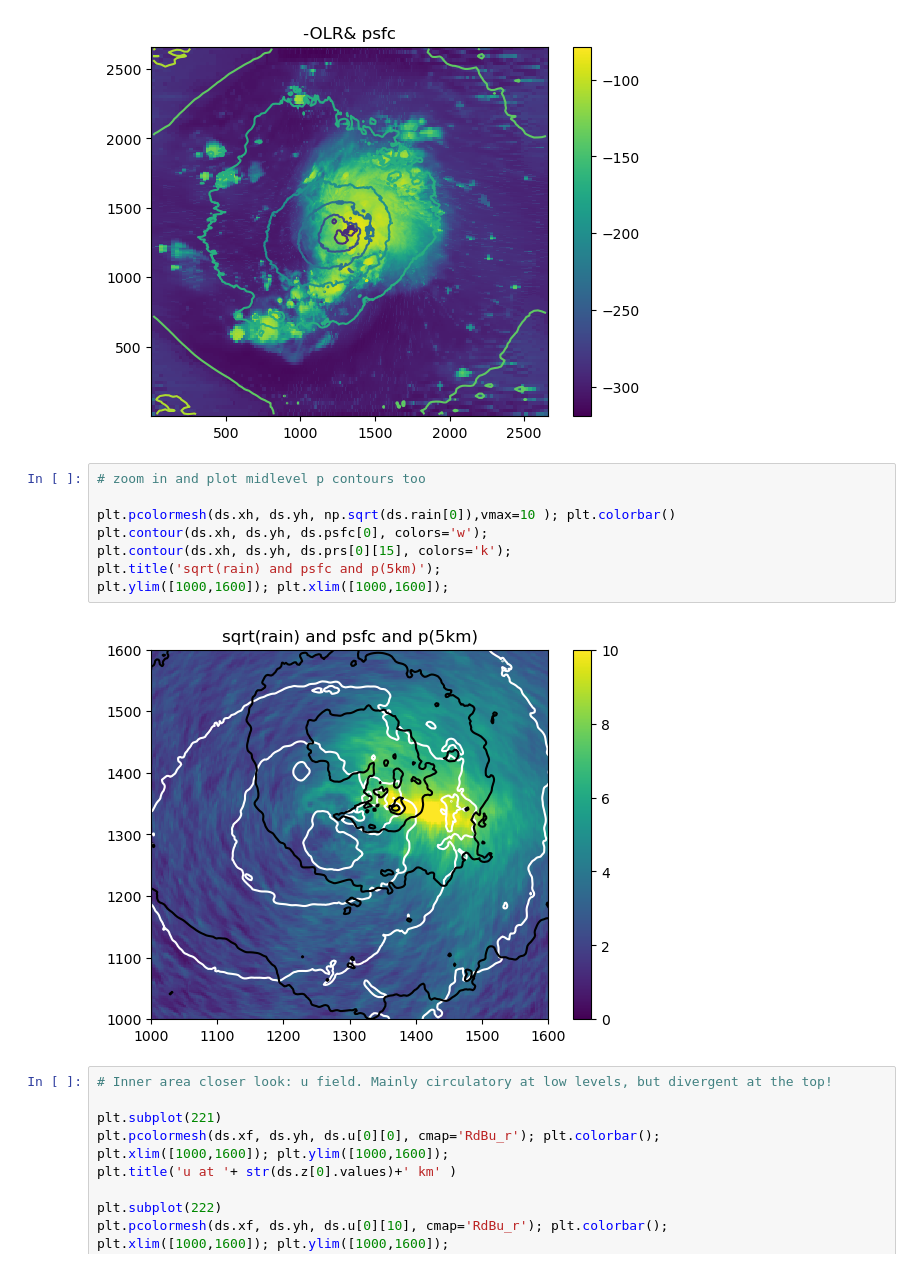
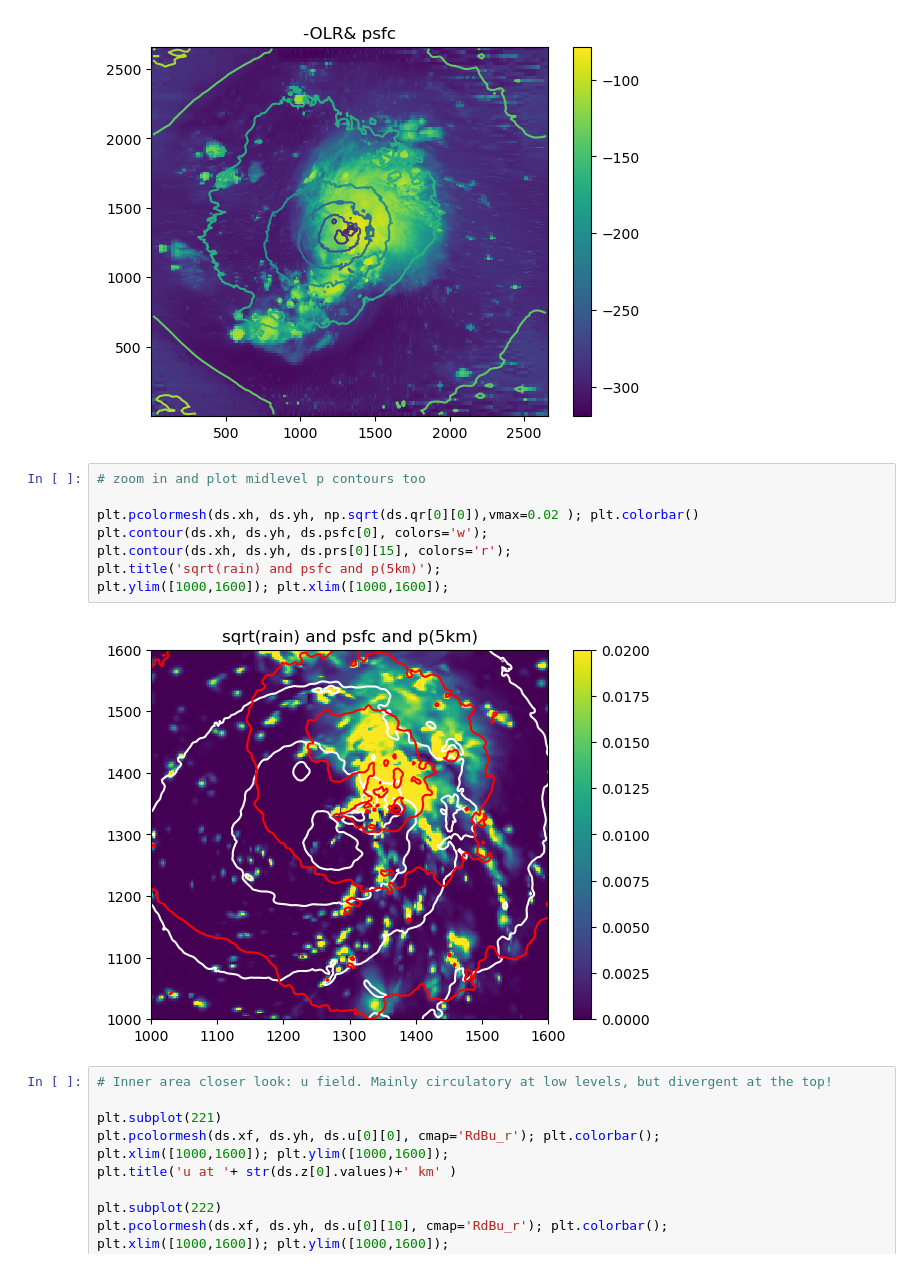
Before and after one commit to MPOcanes/MPO624_2022, a Jupyter notebook: Notebooks/Schechter_cyclone_shear.ipynb, the cells around one changed output. Saved outputs shown, nothing was run; the diff lists cells and outputs as text.

```diff
--- a/Notebooks/Schechter_cyclone_shear.ipynb
+++ b/Notebooks/Schechter_cyclone_shear.ipynb
@@ -102,13 +102,13 @@ plt.title('-OLR& psfc');
 # %%
 # zoom in and plot midlevel p contours too
 
-plt.pcolormesh(ds.xh, ds.yh, np.sqrt(ds.rain[0]),vmax=10 ); plt.colorbar()
+plt.pcolormesh(ds.xh, ds.yh, np.sqrt(ds.qr[0][0]),vmax=0.02 ); plt.colorbar()
 plt.contour(ds.xh, ds.yh, ds.psfc[0], colors='w');
-plt.contour(ds.xh, ds.yh, ds.prs[0][15], colors='k');
+plt.contour(ds.xh, ds.yh, ds.prs[0][15], colors='r');
 plt.title('sqrt(rain) and psfc and p(5km)');
 plt.ylim([1000,1600]); plt.xlim([1000,1600]);
 # %% [output]
-[figure, old version]
+[figure, new version]
 # %%
 # Inner area closer look: u field. Mainly circulatory at low levels, but divergent at the top!
 
```
Also changed, not shown: parts of 1 cell of this notebook.
